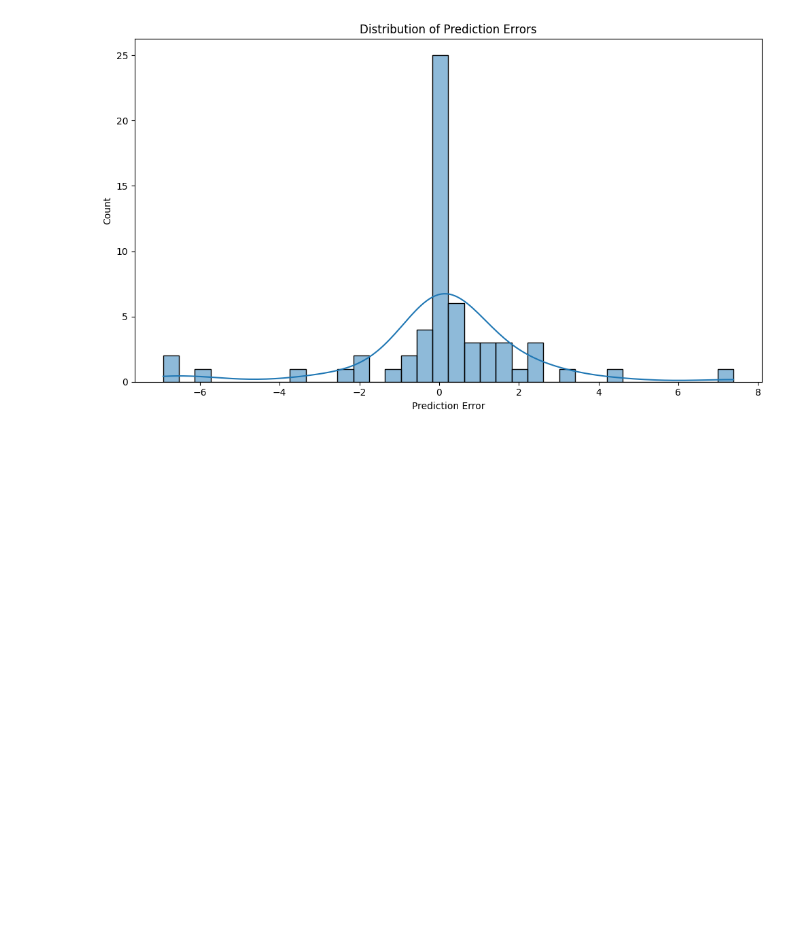
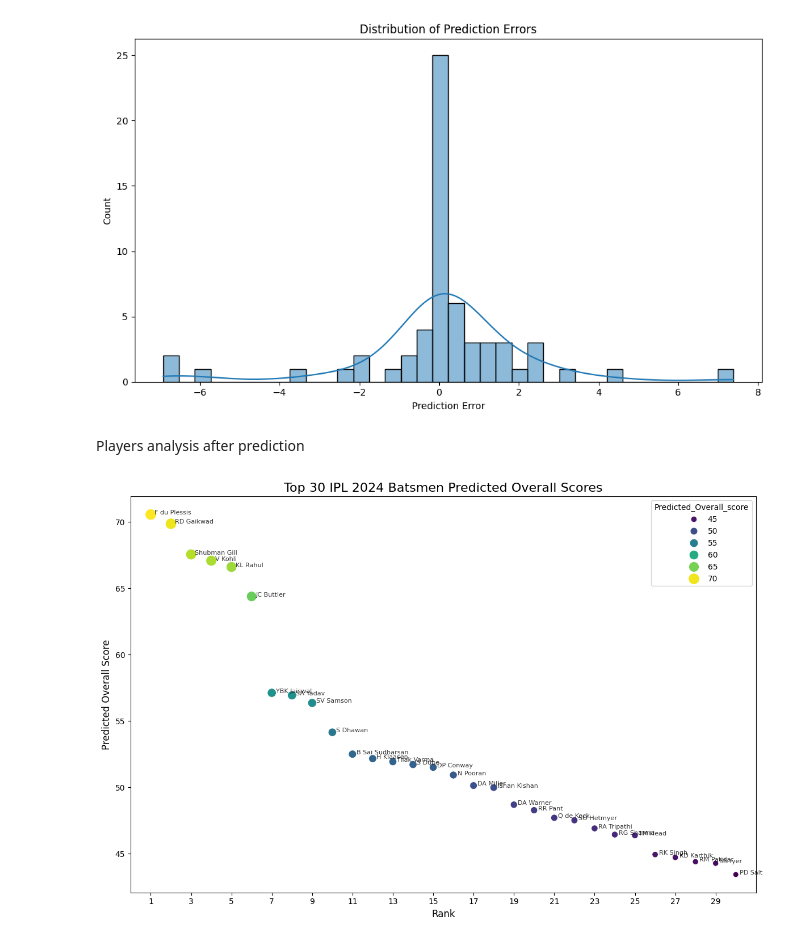
Before and after one commit to NIRANJANGOPALAN/IPL_player_analysis, a Jupyter notebook: Models/players_analysis.ipynb, the cells around one changed output. Cells and saved outputs as stored; diff of their text form; code cells hidden in the pictures; blank space fills up the shorter version.

```diff
--- a/Models/players_analysis.ipynb
+++ b/Models/players_analysis.ipynb
@@ -947,3 +947,41 @@ plt.tight_layout()
 plt.show()
 # %% [output]
 [figure]
+# %% [markdown]
+Players analysis after prediction
+# %%
+predicted_data = pd.read_csv("xgboost_model_1_prediction.csv")
+# %%
+# Filter for batsmen (Player_type == 1)
+batsmen_data = predicted_data[predicted_data['Player_type'] == 1].sort_values('Predicted_Overall_score', ascending=False)
+
+# Select top 30 batsmen and add rank
+top_30_batsmen = batsmen_data.head(30).reset_index(drop=True)
+top_30_batsmen['Rank'] = top_30_batsmen.index + 1
+
+# Create the scatter plot
+plt.figure(figsize=(12, 8))
+sns.scatterplot(x='Rank', y='Predicted_Overall_score', data=top_30_batsmen,
+                hue='Predicted_Overall_score', size='Predicted_Overall_score',
+                palette='viridis', sizes=(50, 200))
+
+# Add player names next to the points
+for idx, row in top_30_batsmen.iterrows():
+    plt.annotate(row['Player'], (row['Rank'], row['Predicted_Overall_score']),
+                 xytext=(5, 0), textcoords='offset points', fontsize=8, alpha=0.8)
+
+plt.title('Top 30 IPL 2024 Batsmen Predicted Overall Scores', fontsize=16)
+plt.xlabel('Rank', fontsize=12)
+plt.ylabel('Predicted Overall Score', fontsize=12)
+plt.xlim(0, 31)  # Set x-axis limits
+plt.xticks(range(1, 31, 2))  # Set x-axis ticks to odd numbers
+
+# Adjust the plot layout
+plt.tight_layout()
+
+# Show the plot
+plt.show()
+# Show the plot
+plt.show()
+# %% [output]
+[figure, added]
```
Also changed, not shown: parts of 4 cells of this notebook, 5 other files.
